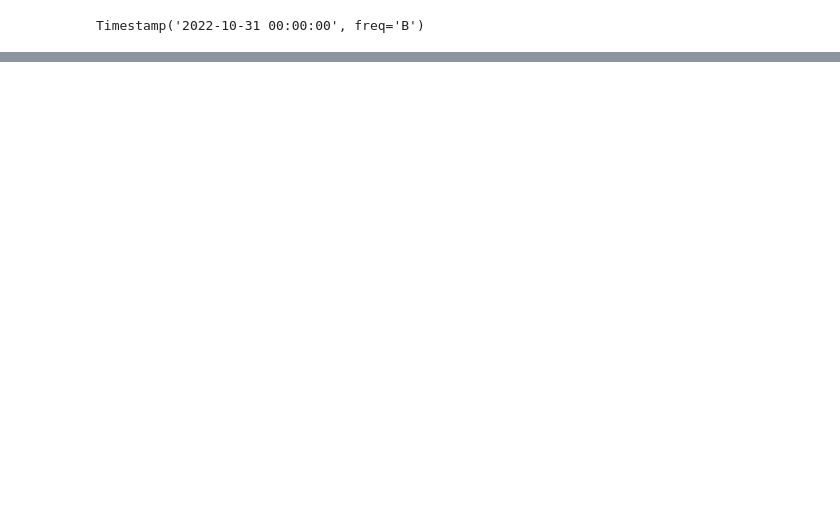
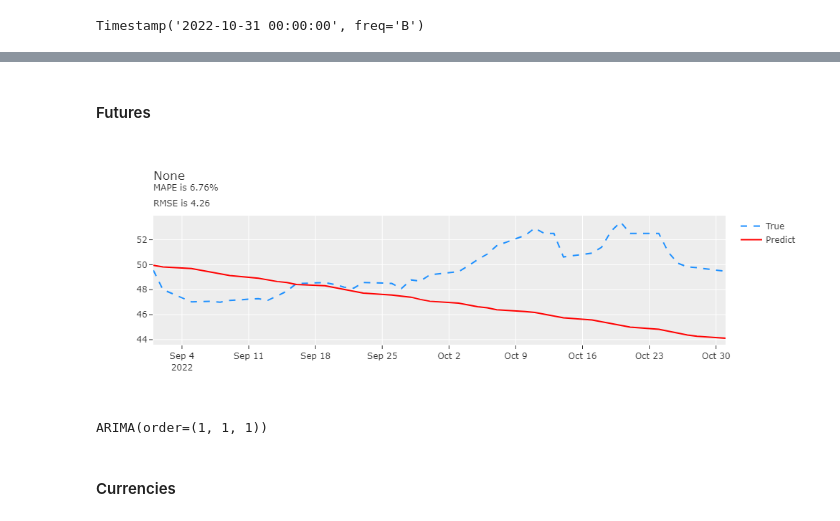
Before and after one commit to suwichacle22/rss_price_forecasting, a Jupyter notebook: code/Modeling.ipynb, the cells around one changed output, grey strips where cells are left out. Cells and saved outputs as stored; diff of their text form; code cells hidden in the pictures; blank space fills up the shorter version.

```diff
--- a/code/Modeling.ipynb
+++ b/code/Modeling.ipynb
@@ -118,0 +132,25 @@ compare_value(y_test, preds, 'sss')
+# %%
+def train_test_lagged(df, endog:'series', exog:'li', shift, before_pred_date:'date', pred_date:'date'):
+    df_lag = df[[endog]].copy()
+    for col in exog:
+        df_lag[col] = df[col].shift(shift, freq='B').copy()
+    df_lag.dropna(inplace=True)
+
+    X_train = df_lag[exog].loc[:before_pred_date]
+    X_test = df_lag[exog].loc[pred_date:]
+    y_train = df_lag[endog].loc[:before_pred_date]
+    y_test = df_lag[endog].loc[pred_date:]
+
+    return X_train, X_test, y_train, y_test
+# %%
+X_train, X_test, y_train, y_test = train_test_lagged(rubber, 'ribbed_smoked_sheet', ['rubber_sheet', 'latex', 'cup_lump'],
+                                                     3, '2022-08', '2022-09')
+# %%
+def pred_arima(y_train, y_test, order, X_train=None, X_test=None, title=None):
+    arima = ARIMA(order=order, seasonal_order=(1,1,1,4))
+    arima.fit(y_train, X_train)
+    preds = arima.predict(fh=y_test.index, X=X_test)
+
+    compare_value(y_test, preds, title)
+
+    return arima
@@ -118,0 +169,12 @@ compare_value(y_test, preds, 'sss')
+# %% [markdown]
+#### Futures
+# %%
+X_train, X_test, y_train, y_test = train_test_lagged(rubber, 'ribbed_smoked_sheet', ['tocom', 'sicom'],
+                                                     41, '2022-08', '2022-09')
+# %%
+pred_arima(y_train, y_test, (1, 1, 1), X_train, X_test)
+# %% [output]
+[figure, added]
+ARIMA(order=(1, 1, 1))
+# %% [markdown]
+#### Currencies
```
Also changed, not shown: parts of 50 cells of this notebook, 9 other files.
